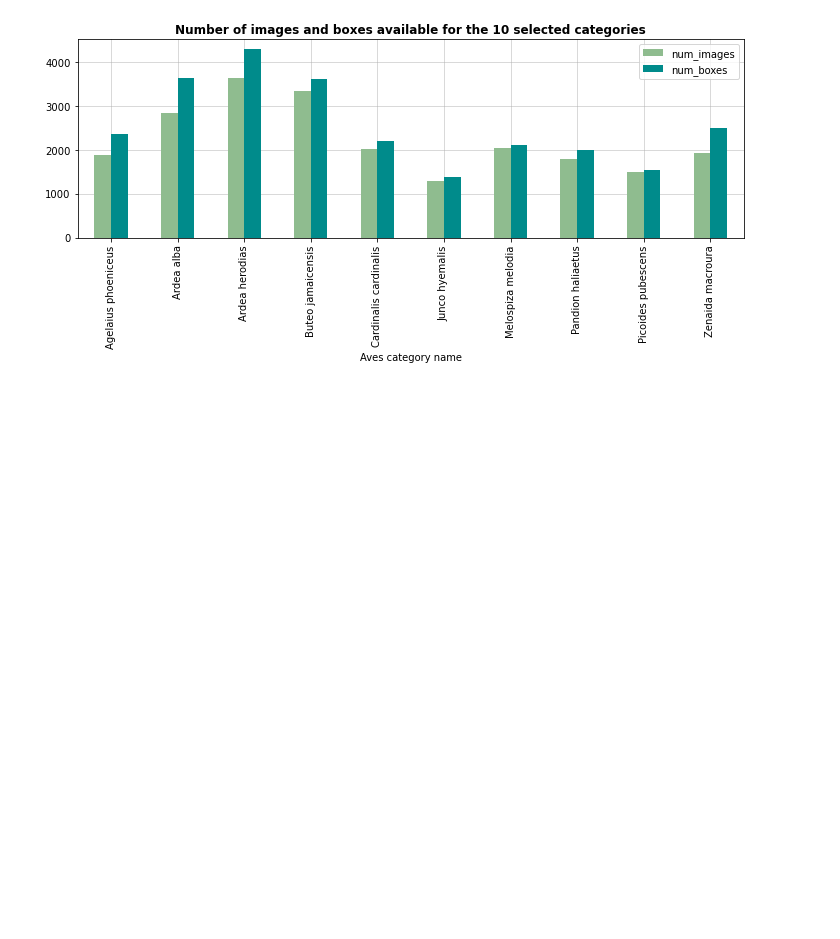
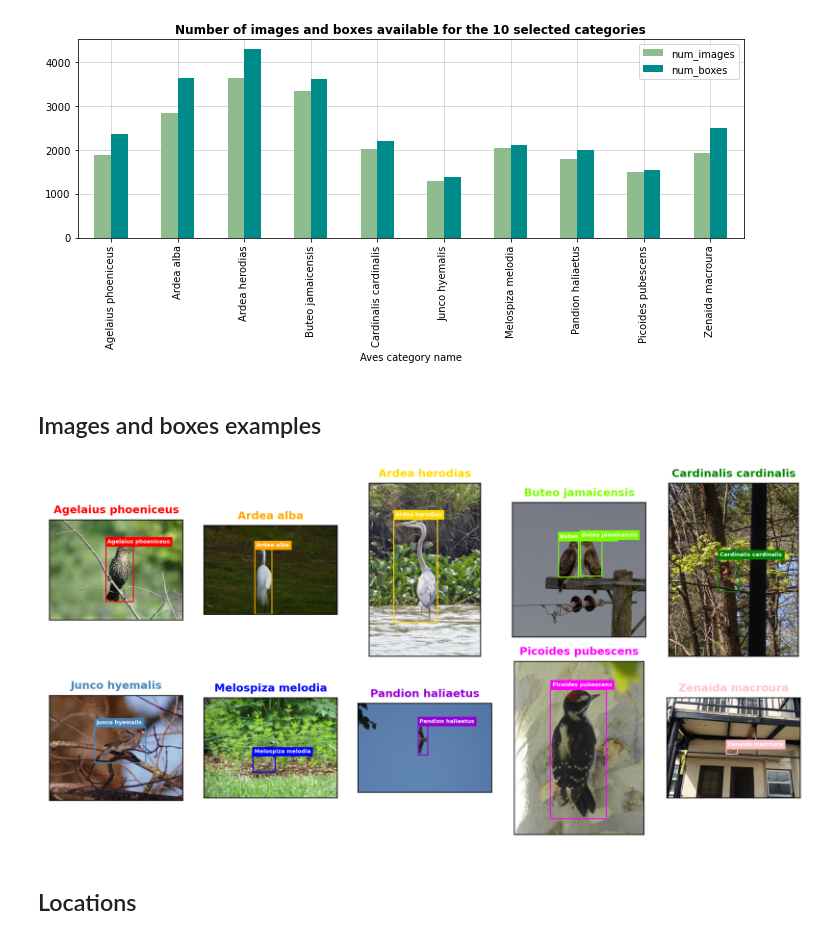
Before and after one commit to mgalfre/DLCV-project, a Jupyter notebook: data_visualization.ipynb, the cells around one changed output. Saved outputs shown, nothing was run; the diff lists cells and outputs as text; code cells hidden in the pictures; blank space fills up the shorter version.

```diff
--- a/data_visualization.ipynb
+++ b/data_visualization.ipynb
@@ -102,4 +179,6 @@ plt.savefig("plots/selected_aves_bbox.pdf", bbox_inches='tight')
 from SATM.preprocess import encode_df
 # %%
 df = encode_df(df)
+# %% [markdown]
+## Images and boxes examples
 # %%
@@ -106,0 +186,39 @@ from SATM.
+# %%
+colors = ["red", "orange", "gold", "lawngreen", "green", "steelblue", "blue", "darkviolet", "magenta", "pink"]
+# %%
+data_transform = transforms.Compose([  # transforms.Compose : a class that calls the functions in a list consecutively
+        transforms.ToTensor() # ToTensor : convert numpy image to torch.Tensor type
+    ])
+fig,ax = plt.subplots(2,5, figsize = (10,5), dpi = 210)
+plt.subplots_adjust(left=None, bottom=None, right=None, top=None, wspace=None, hspace=0.00001)
+
+axes = ax.flatten()
+np.random.seed(22)
+for i,cat in enumerate(sorted(category_list)):
+
+
+    temp = AvesDataset(data_transform, f'Aves/{cat}', df)
+    which = np.random.randint(1,len(temp))
+    img = temp[which][0]
+    annotation = temp[which][1]
+    img = img.cpu().permute(1,2,0)
+
+    axes[i].imshow(img)
+    axes[i].set_title(cat, fontsize = 10, weight = "bold", color = colors[i])
+    axes[i].set_xticks([])
+    axes[i].set_yticks([])
+    for idx in range(len(annotation["boxes"])):
+
+        xmin, ymin, xmax, ymax = annotation["boxes"][idx]
+
+        rect = patches.Rectangle((xmin,ymin),(xmax-xmin),(ymax-ymin),linewidth=1,edgecolor=colors[i],facecolor="none")
+
+        axes[i].add_patch(rect)
+        props = dict(boxstyle='square', edgecolor=colors[i], facecolor=colors[i], alpha=1)
+        axes[i].text(xmin+9, ymin-9, cat, verticalalignment='bottom', horizontalalignment = "left", fontsize=5, bbox=props, color = "white", weight = "bold")
+plt.tight_layout()
+#plt.savefig("plots/pictures_example.pdf", bbox_inches='tight')
+# %% [output]
+[figure, added]
+# %% [markdown]
+## Locations
```
Also changed, not shown: parts of 26 cells of this notebook, 1 other file.
